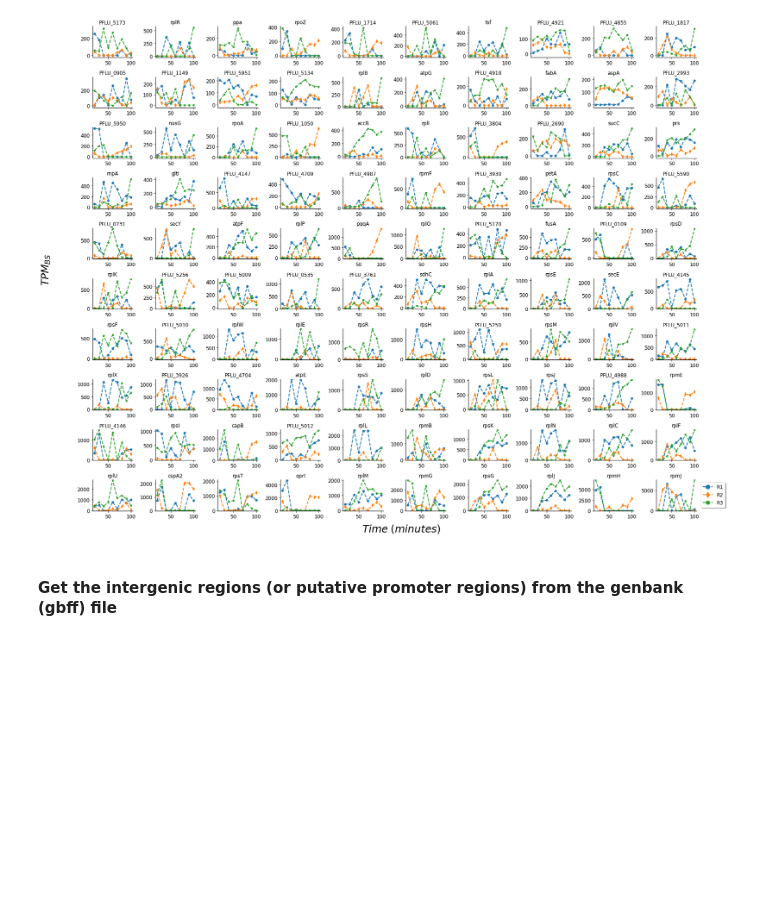
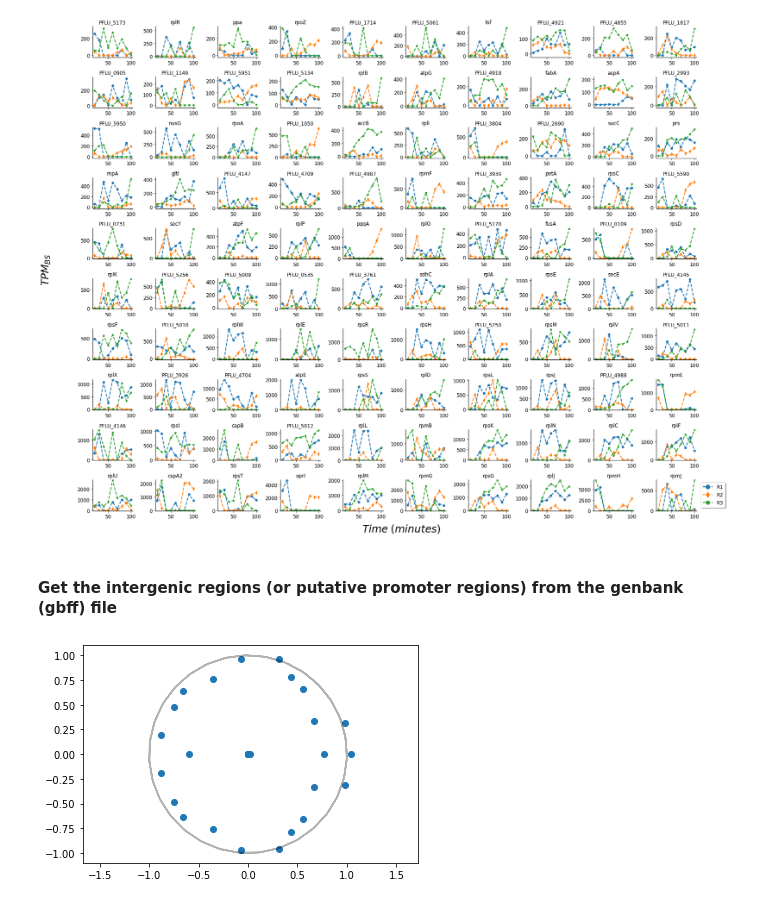
Before and after one commit to AqibHasnain/optimal_sensors, a Jupyter notebook: postprocessing.ipynb, the cells around one changed output. Drawn from its saved outputs; the diff is of its cells as text; code cells hidden in the pictures; blank space fills up the shorter version.

```diff
--- a/postprocessing.ipynb
+++ b/postprocessing.ipynb
@@ -196,3 +197,12 @@ genbank_path = 'data/GCA_000009225.1_ASM922v1_genomic.gbff'
 intergenic_records = get_interregions(genbank_path,intergene_length=1)
 outpath = os.path.splitext(os.path.basename(genbank_path))[0] + "_ign.fa"
 SeqIO.write(intergenic_records, open('data/'+outpath, 'w'), 'fasta');
+# %%
+theta = np.linspace(0,20,100)
+L = np.linalg.eigvals(data0.A)
+plt.figure();
+plt.plot(np.real(L),np.imag(L),'o');
+plt.plot(np.cos(theta),np.sin(theta),color='black',alpha=0.3)
+plt.axis('equal');
+# %% [output]
+[figure, added]
```
Also changed, not shown: parts of 1 cell of this notebook, 1 other file.
